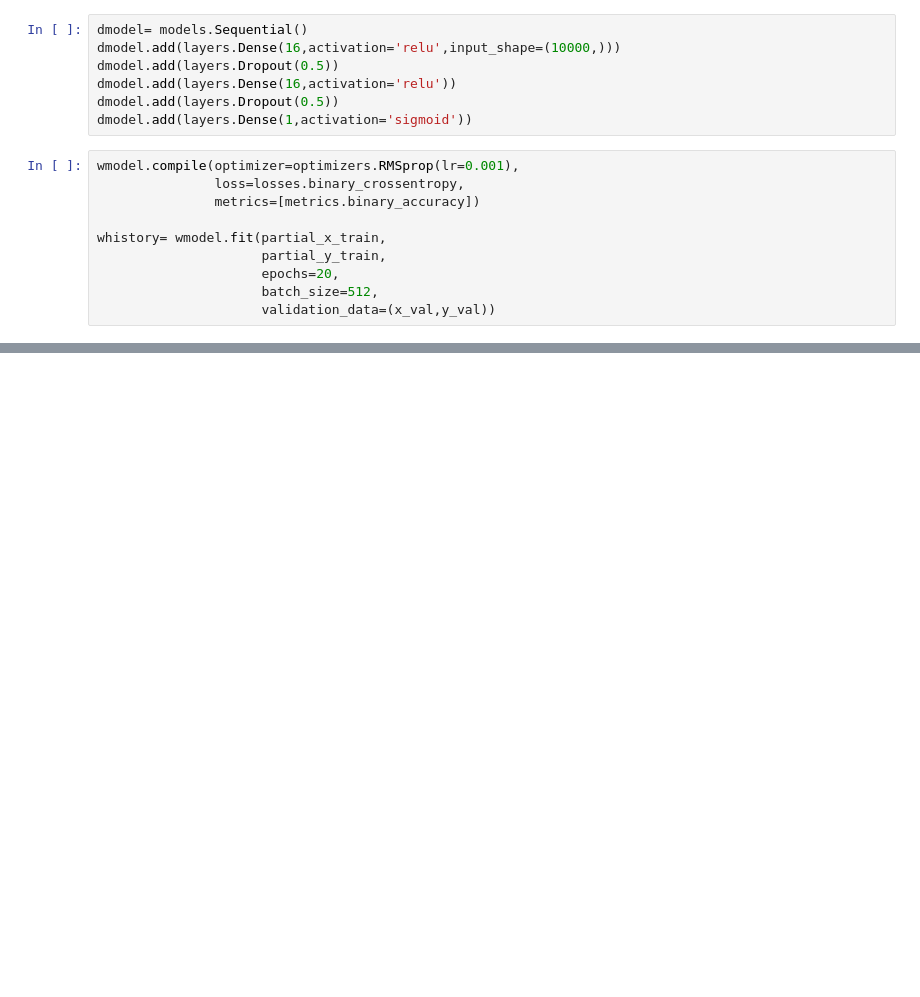
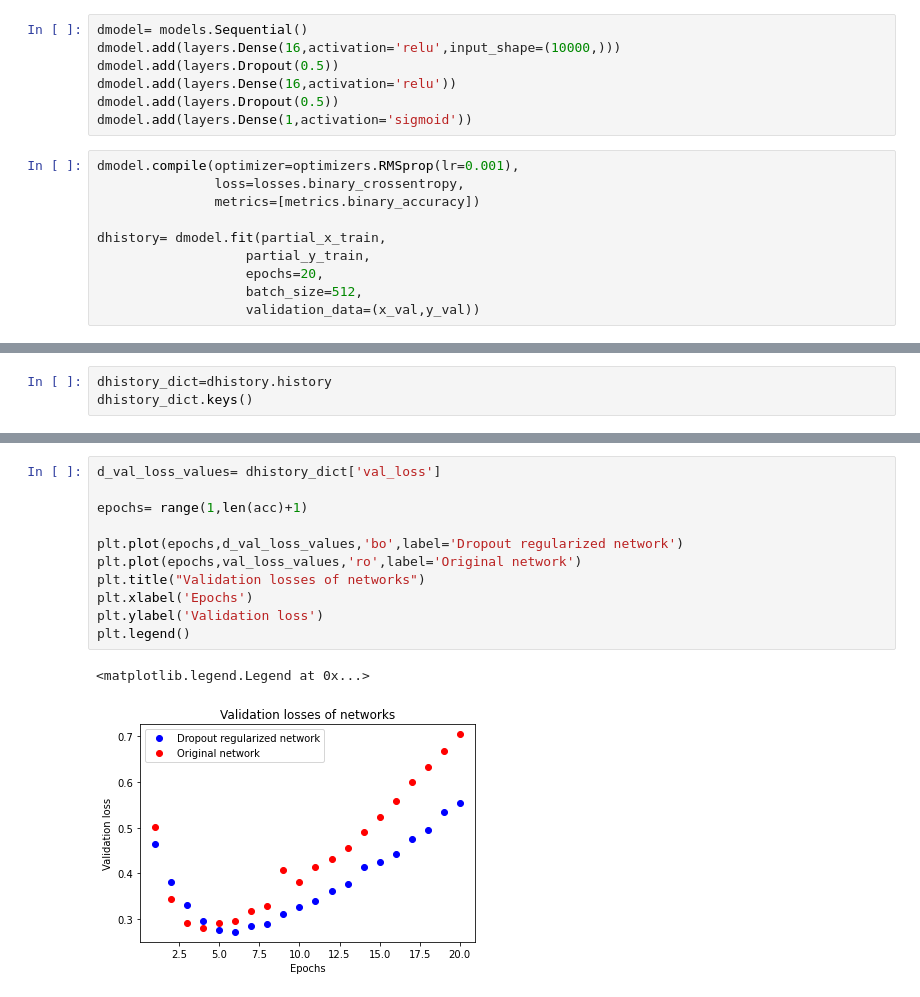
Before and after one commit to AishwaryaVelumani/Deep-Learning, a Jupyter notebook: Binary_classification_on_IMDB_dataset.ipynb, the cells around one changed output, grey strips where cells are left out. Cells and saved outputs as stored; diff of their text form; blank space fills up the shorter version.

```diff
--- a/Binary_classification_on_IMDB_dataset.ipynb
+++ b/Binary_classification_on_IMDB_dataset.ipynb
@@ -300,12 +332,12 @@ dmodel.add(layers.Dense(16,activation='relu'))
 dmodel.add(layers.Dropout(0.5))
 dmodel.add(layers.Dense(1,activation='sigmoid'))
 # %%
-wmodel.compile(optimizer=optimizers.RMSprop(lr=0.001),
+dmodel.compile(optimizer=optimizers.RMSprop(lr=0.001),
                loss=losses.binary_crossentropy,
                metrics=[metrics.binary_accuracy])
 
-whistory= wmodel.fit(partial_x_train,
-                     partial_y_train,
-                     epochs=20,
-                     batch_size=512,
-                     validation_data=(x_val,y_val))
+dhistory= dmodel.fit(partial_x_train,
+                   partial_y_train,
+                   epochs=20,
+                   batch_size=512,
+                   validation_data=(x_val,y_val))
@@ -313,0 +362,3 @@ dmodel.compile(optimizer=optimizers.RMSprop(lr=0.001),)
+# %%
+dhistory_dict=dhistory.history
+dhistory_dict.keys()
@@ -313,0 +378,14 @@ dmodel.compile(optimizer=optimizers.RMSprop(lr=0.001),)
+# %%
+d_val_loss_values= dhistory_dict['val_loss']
+
+epochs= range(1,len(acc)+1)
+
+plt.plot(epochs,d_val_loss_values,'bo',label='Dropout regularized network')
+plt.plot(epochs,val_loss_values,'ro',label='Original network')
+plt.title("Validation losses of networks")
+plt.xlabel('Epochs')
+plt.ylabel('Validation loss')
+plt.legend()
+# %% [output]
+<matplotlib.legend.Legend at 0x...>
+[figure, added]
```
Also changed, not shown: parts of 15 cells of this notebook.
